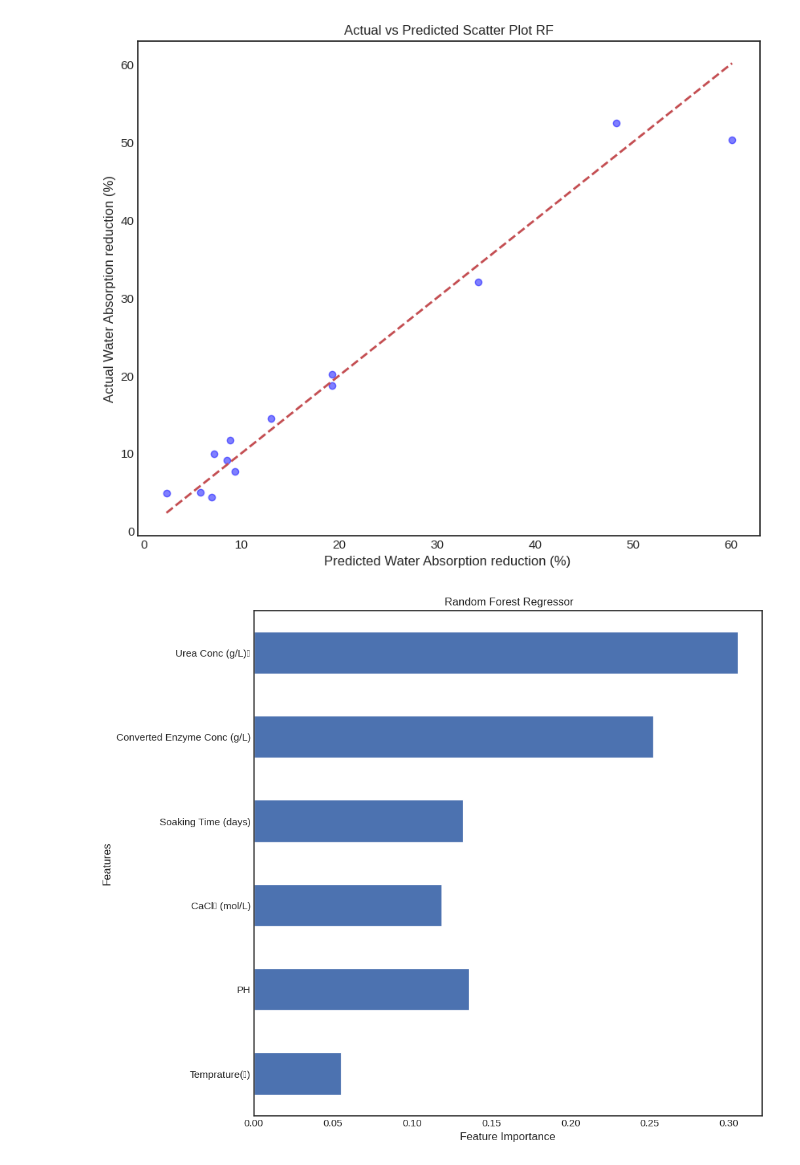
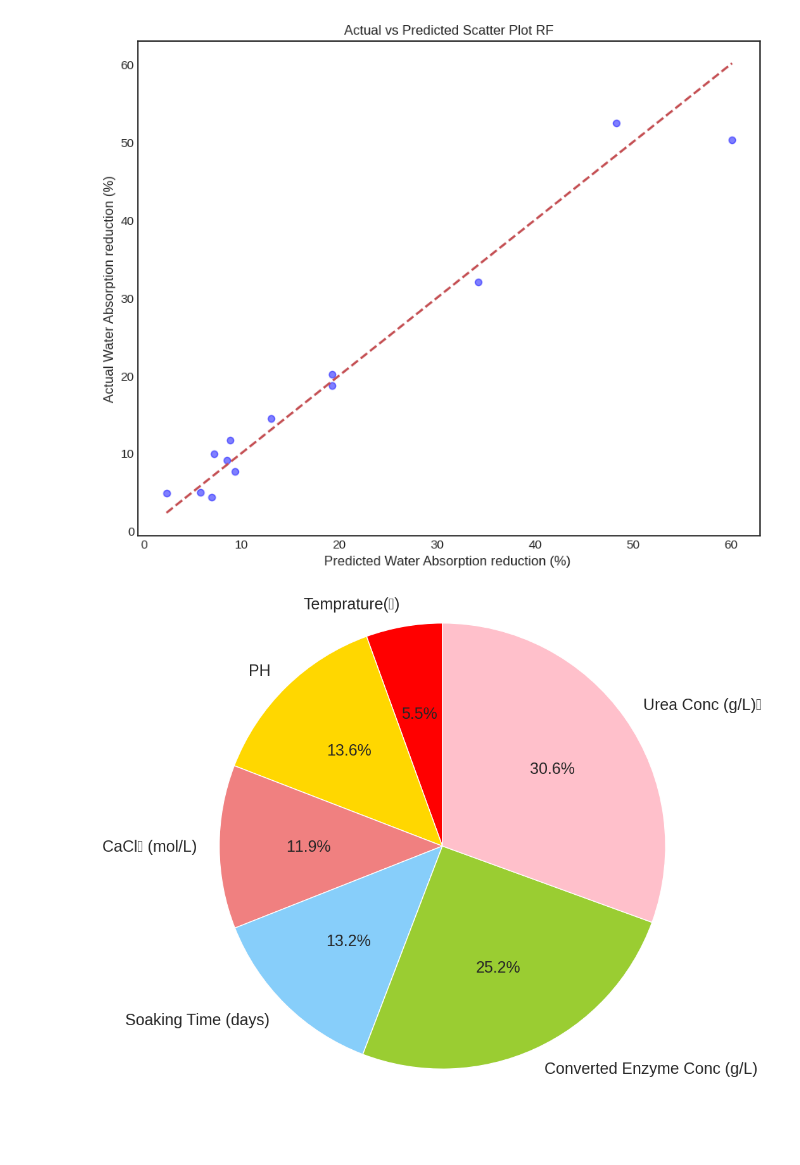
Before and after one commit to teme16alem/Temesgen-Alemayehu-Kassie, a Jupyter notebook: Non augmented ML/3_RF_Temesgen_A.ipynb, the cells around one changed output. Cells and saved outputs as stored; diff of their text form; code cells hidden in the pictures; blank space fills up the shorter version.

```diff
--- a/Non augmented ML/3_RF_Temesgen_A.ipynb
+++ b/Non augmented ML/3_RF_Temesgen_A.ipynb
@@ -241,11 +241,13 @@ plt.show()
 [figure]
 # %%
 importances = pd.Series(best_rf.feature_importances_ , index=X.columns)
-importances.plot(kind = 'barh', figsize=(10,10))
+# importances.plot(kind = 'barh', figsize=(10,10))
+plt.figure(figsize=(10,10))
 plt.style.use('seaborn-v0_8-white')
-plt.xlabel("Feature Importance")
-plt.ylabel("Features")
-plt.title(" Random Forest Regressor")
+
+plt.pie(importances, labels=importances.index, autopct='%1.1f%%', startangle=90, textprops={'fontsize': 18}, colors=['red', 'gold', 'lightcoral', 'lightskyblue', 'yellowgreen', 'pink'])
+
+plt.axis('equal')
 plt.show()
 # %% [output]
-[figure, old version]
+[figure, new version]
```
